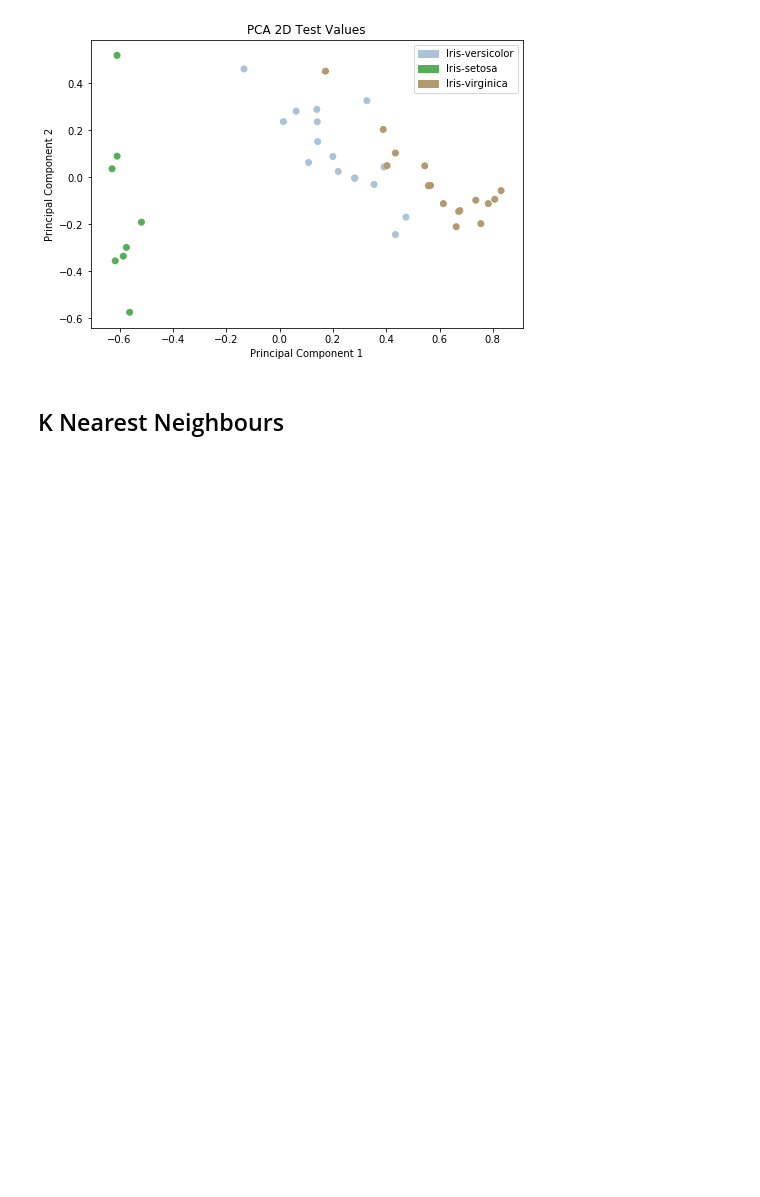
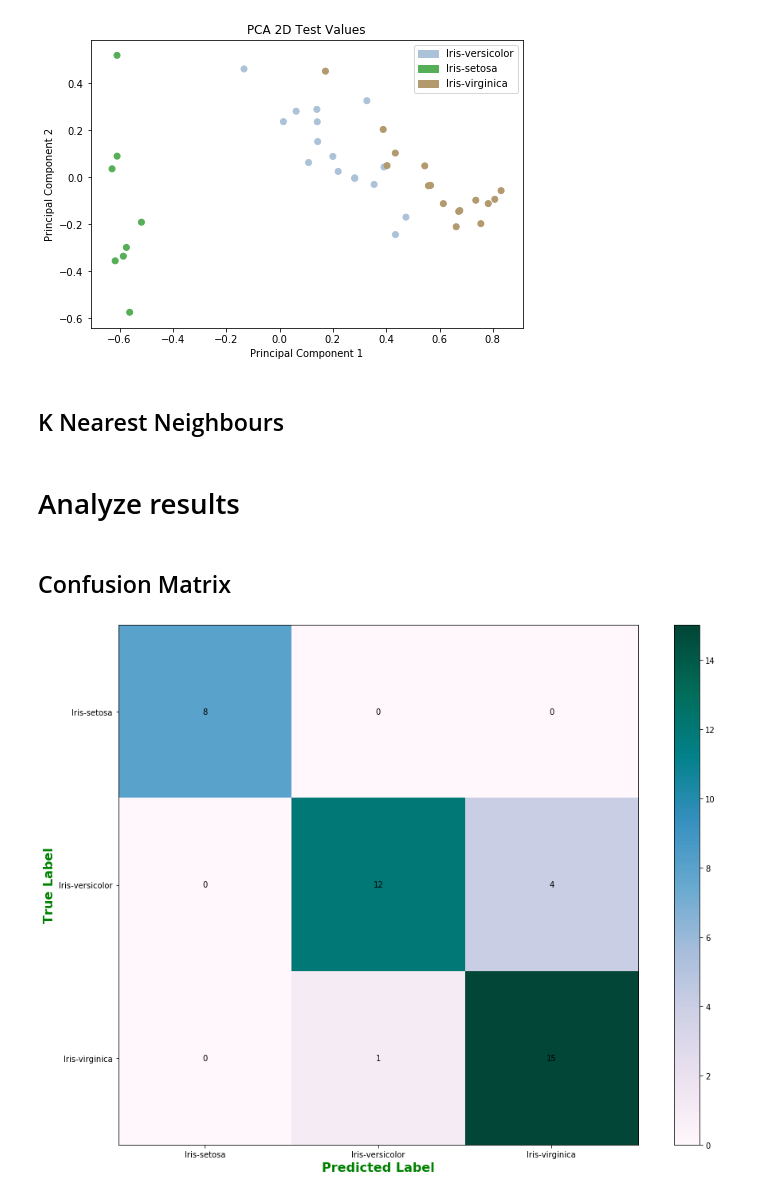
Before and after one commit to luisespriella9/ML-Algorithms, a Jupyter notebook: K-Nearest-Neighbors.ipynb, the cells around one changed output. Saved outputs shown, nothing was run; the diff lists cells and outputs as text; code cells hidden in the pictures; blank space fills up the shorter version.

Commit message:
implement plotting confusion matrix

```diff
--- a/K-Nearest-Neighbors.ipynb
+++ b/K-Nearest-Neighbors.ipynb
@@ -369,0 +370,49 @@ for k, sample in pca_test_data.iterrows():
+# %% [markdown]
+# Analyze results
+# %% [markdown]
+## Confusion Matrix
+# %%
+class ConfusionMatrix:
+    def fit(self, prediction_results, actual_results):
+        if (len(prediction_results) != len(actual_results)):
+            print("must be the same length")
+            return
+        self.prediction_results = prediction_results
+        self.actual_results = actual_results
+        self.labels = np.unique(self.actual_results)
+        self.label_count = len(self.labels)
+        dict_id = 0
+        self.labels_dict = {}
+        for label in self.labels:
+            self.labels_dict[label] = dict_id
+            dict_id+=1
+        self.confusion_matrix = [[0 for i in range(self.label_count)] for i in range(self.label_count)]
+
+    def plot(self):
+        for i in range(len(self.prediction_results)):
+            if self.prediction_results[i] == self.actual_results[i]:
+                key_id = self.labels_dict[self.prediction_results[i]]
+                self.confusion_matrix[key_id][key_id] += 1
+            else:
+                true_key_id = self.labels_dict[self.actual_results[i]]
+                predicted_key_id = self.labels_dict[self.prediction_results[i]]
+                self.confusion_matrix[true_key_id][predicted_key_id] += 1
+        fig = plt.figure(figsize=(16, 12))
+        ax = fig.add_subplot(111)
+        im = ax.imshow(self.confusion_matrix, cmap="PuBuGn")
+        for (j,i),label in np.ndenumerate(self.confusion_matrix):
+            ax.text(i,j,self.confusion_matrix[j][i],ha='center',va='center', c="black")
+        ax.set_xticks(np.arange(len(self.labels)))
+        ax.set_xticklabels(self.labels)
+        ax.set_yticks(np.arange(len(self.labels)))
+        ax.set_yticklabels(self.labels)
+        ax.set_xlabel("Predicted Label", color="g", fontsize=16, fontweight='bold')
+        ax.set_ylabel("True Label", color="g", fontsize=16, fontweight='bold')
+        fig.colorbar(im)
+        plt.show()
+
+confusion_matrix = ConfusionMatrix()
+confusion_matrix.fit(knn_results, y_test.values)
+confusion_matrix.plot()
+# %% [output]
+[figure, added]
```
Also changed, not shown: parts of 2 cells of this notebook.
